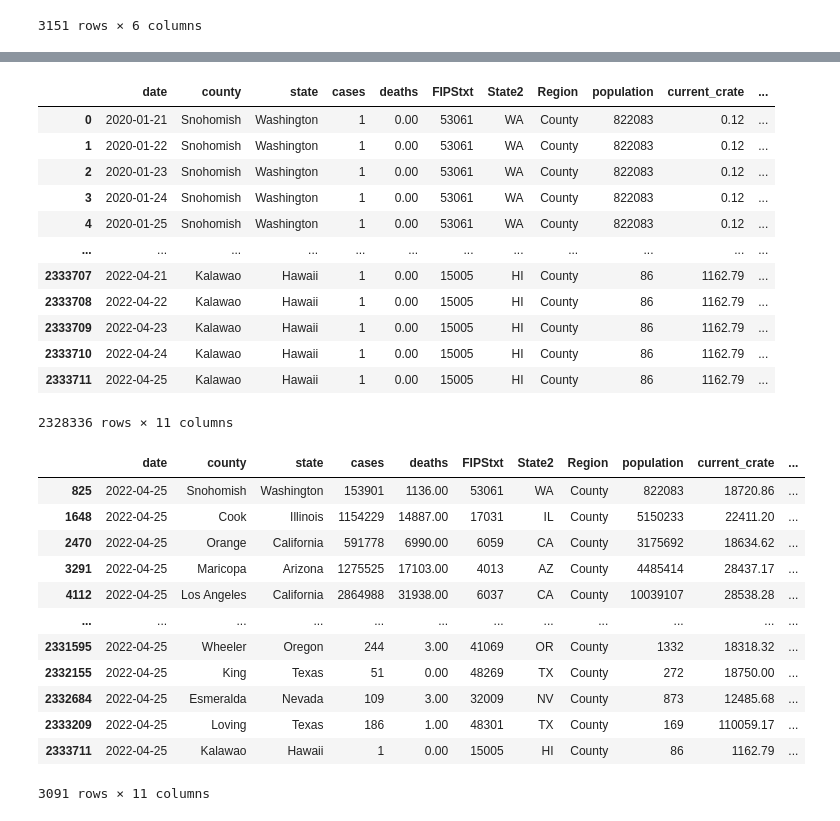
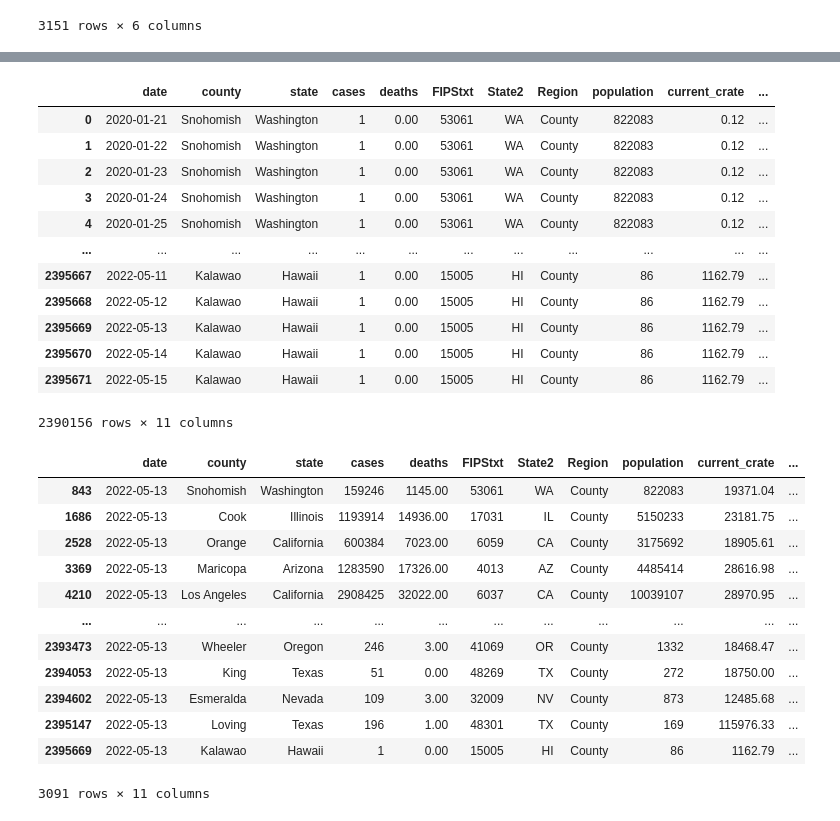
Before and after one commit to menlodoug/covid_crunching, a Jupyter notebook: pandas/COVID_USA.ipynb, the cells around one changed output, grey strips where cells are left out. Drawn from its saved outputs; the diff is of its cells as text; code cells hidden in the pictures.

```diff
--- a/pandas/COVID_USA.ipynb
+++ b/pandas/COVID_USA.ipynb
@@ -7,9 +7,16 @@ pd.options.display.float_format = '{:.2f}'.format
 # Read in New York Times online csv file with daily COVID data
 # Convert FIPS number to integer, convert date to datetime, save file to local csv
 
-us_covid_df = pd.read_csv('https://raw.githubusercontent.com/nytimes/covid-19-data/master/us-counties.csv')
-us_covid_df['fips'] = us_covid_df['fips'].fillna(0).astype(np.int64)
-us_covid_df['date'] = pd.to_datetime(us_covid_df['date'], yearfirst=True)
+yr2020_df = pd.read_csv('https://raw.githubusercontent.com/nytimes/covid-19-data/master/us-counties-2020.csv')
+yr2020_df['fips'] = yr2020_df['fips'].fillna(0).astype(np.int64)
+yr2020_df['date'] = pd.to_datetime(yr2020_df['date'], yearfirst=True)
+yr2021_df = pd.read_csv('https://raw.githubusercontent.com/nytimes/covid-19-data/master/us-counties-2021.csv')
+yr2021_df['fips'] = yr2021_df['fips'].fillna(0).astype(np.int64)
+yr2021_df['date'] = pd.to_datetime(yr2021_df['date'], yearfirst=True)
+yr2022_df = pd.read_csv('https://raw.githubusercontent.com/nytimes/covid-19-data/master/us-counties-2022.csv')
+yr2022_df['fips'] = yr2022_df['fips'].fillna(0).astype(np.int64)
+yr2022_df['date'] = pd.to_datetime(yr2022_df['date'], yearfirst=True)
+us_covid_df = pd.concat([yr2020_df, yr2021_df, yr2022_df])
 us_covid_df.to_csv('us_covid.csv', index=False)
 # %%
 # Read in national population data provided by state, county, FIPS
@@ -85,30 +92,30 @@ counties
 | 3 | 2020-01-24 | Snohomish | Washington | 1 | 0.00 | 53061 | WA | County | 822083 | 0.12 | ... |
 | 4 | 2020-01-25 | Snohomish | Washington | 1 | 0.00 | 53061 | WA | County | 822083 | 0.12 | ... |
 | ... | ... | ... | ... | ... | ... | ... | ... | ... | ... | ... | ... |
-| 2333707 | 2022-04-21 | Kalawao | Hawaii | 1 | 0.00 | 15005 | HI | County | 86 | 1162.79 | ... |
-| 2333708 | 2022-04-22 | Kalawao | Hawaii | 1 | 0.00 | 15005 | HI | County | 86 | 1162.79 | ... |
-| 2333709 | 2022-04-23 | Kalawao | Hawaii | 1 | 0.00 | 15005 | HI | County | 86 | 1162.79 | ... |
-| 2333710 | 2022-04-24 | Kalawao | Hawaii | 1 | 0.00 | 15005 | HI | County | 86 | 1162.79 | ... |
-| 2333711 | 2022-04-25 | Kalawao | Hawaii | 1 | 0.00 | 15005 | HI | County | 86 | 1162.79 | ... |
+| 2395667 | 2022-05-11 | Kalawao | Hawaii | 1 | 0.00 | 15005 | HI | County | 86 | 1162.79 | ... |
+| 2395668 | 2022-05-12 | Kalawao | Hawaii | 1 | 0.00 | 15005 | HI | County | 86 | 1162.79 | ... |
+| 2395669 | 2022-05-13 | Kalawao | Hawaii | 1 | 0.00 | 15005 | HI | County | 86 | 1162.79 | ... |
+| 2395670 | 2022-05-14 | Kalawao | Hawaii | 1 | 0.00 | 15005 | HI | County | 86 | 1162.79 | ... |
+| 2395671 | 2022-05-15 | Kalawao | Hawaii | 1 | 0.00 | 15005 | HI | County | 86 | 1162.79 | ... |
-2328336 rows × 11 columns
+2390156 rows × 11 columns
 # %%
 # Isolate data from most current day.
 
-counties_us = counties[(counties['date'] == '2022-04-25') & (counties['Region'] == 'County')]
+counties_us = counties[(counties['date'] == '2022-05-13') & (counties['Region'] == 'County')]
 counties_us
 # %% [output]
 |  | date | county | state | cases | deaths | FIPStxt | State2 | Region | population | current_crate | ... |
-| 825 | 2022-04-25 | Snohomish | Washington | 153901 | 1136.00 | 53061 | WA | County | 822083 | 18720.86 | ... |
-| 1648 | 2022-04-25 | Cook | Illinois | 1154229 | 14887.00 | 17031 | IL | County | 5150233 | 22411.20 | ... |
-| 2470 | 2022-04-25 | Orange | California | 591778 | 6990.00 | 6059 | CA | County | 3175692 | 18634.62 | ... |
-| 3291 | 2022-04-25 | Maricopa | Arizona | 1275525 | 17103.00 | 4013 | AZ | County | 4485414 | 28437.17 | ... |
-| 4112 | 2022-04-25 | Los Angeles | California | 2864988 | 31938.00 | 6037 | CA | County | 10039107 | 28538.28 | ... |
+| 843 | 2022-05-13 | Snohomish | Washington | 159246 | 1145.00 | 53061 | WA | County | 822083 | 19371.04 | ... |
+| 1686 | 2022-05-13 | Cook | Illinois | 1193914 | 14936.00 | 17031 | IL | County | 5150233 | 23181.75 | ... |
+| 2528 | 2022-05-13 | Orange | California | 600384 | 7023.00 | 6059 | CA | County | 3175692 | 18905.61 | ... |
+| 3369 | 2022-05-13 | Maricopa | Arizona | 1283590 | 17326.00 | 4013 | AZ | County | 4485414 | 28616.98 | ... |
+| 4210 | 2022-05-13 | Los Angeles | California | 2908425 | 32022.00 | 6037 | CA | County | 10039107 | 28970.95 | ... |
 | ... | ... | ... | ... | ... | ... | ... | ... | ... | ... | ... | ... |
-| 2331595 | 2022-04-25 | Wheeler | Oregon | 244 | 3.00 | 41069 | OR | County | 1332 | 18318.32 | ... |
-| 2332155 | 2022-04-25 | King | Texas | 51 | 0.00 | 48269 | TX | County | 272 | 18750.00 | ... |
-| 2332684 | 2022-04-25 | Esmeralda | Nevada | 109 | 3.00 | 32009 | NV | County | 873 | 12485.68 | ... |
-| 2333209 | 2022-04-25 | Loving | Texas | 186 | 1.00 | 48301 | TX | County | 169 | 110059.17 | ... |
-| 2333711 | 2022-04-25 | Kalawao | Hawaii | 1 | 0.00 | 15005 | HI | County | 86 | 1162.79 | ... |
+| 2393473 | 2022-05-13 | Wheeler | Oregon | 246 | 3.00 | 41069 | OR | County | 1332 | 18468.47 | ... |
+| 2394053 | 2022-05-13 | King | Texas | 51 | 0.00 | 48269 | TX | County | 272 | 18750.00 | ... |
+| 2394602 | 2022-05-13 | Esmeralda | Nevada | 109 | 3.00 | 32009 | NV | County | 873 | 12485.68 | ... |
+| 2395147 | 2022-05-13 | Loving | Texas | 196 | 1.00 | 48301 | TX | County | 169 | 115976.33 | ... |
+| 2395669 | 2022-05-13 | Kalawao | Hawaii | 1 | 0.00 | 15005 | HI | County | 86 | 1162.79 | ... |
 3091 rows × 11 columns
 # %%
 # Create up to date rates so rankings can be performed using the latest data.
```
Also changed, not shown: parts of 13 cells of this notebook, 47 other files.
